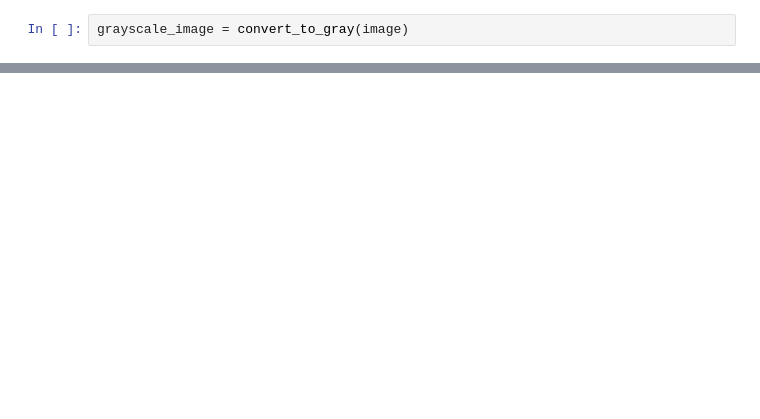
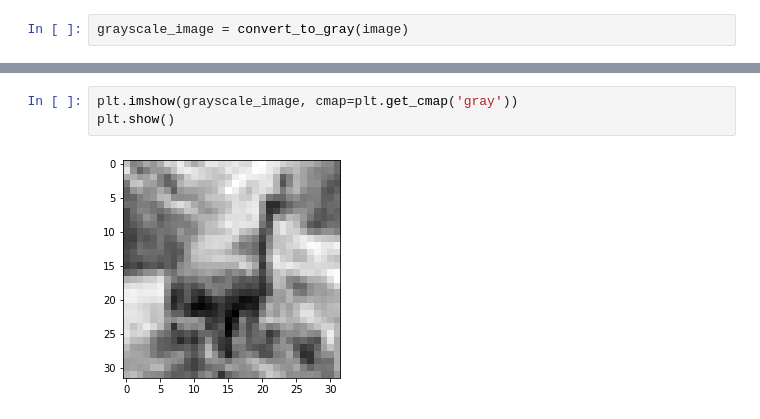
Before and after one commit to op-guy/CS-699-Assignment-1, a Jupyter notebook: task2.ipynb, the cells around one changed output, grey strips where cells are left out. Drawn from its saved outputs; the diff is of its cells as text; blank space fills up the shorter version.

```diff
--- a/task2.ipynb
+++ b/task2.ipynb
@@ -57,0 +41,5 @@ activated_output_layer1 = relu(output_layer1)
+# %%
+plt.imshow(grayscale_image, cmap=plt.get_cmap('gray'))
+plt.show()
+# %% [output]
+[figure, added]
```
Also changed, not shown: parts of 15 cells of this notebook, 1 other file.
